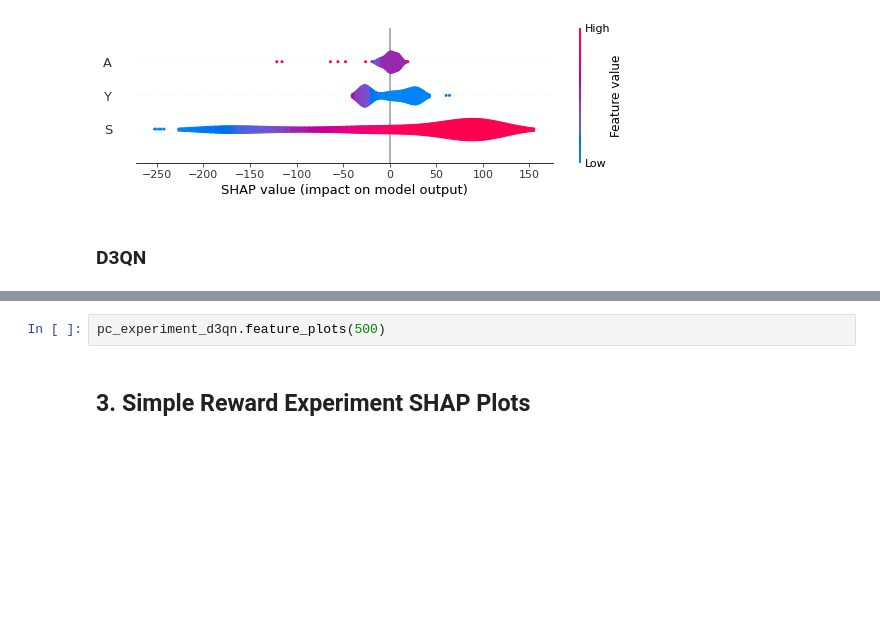
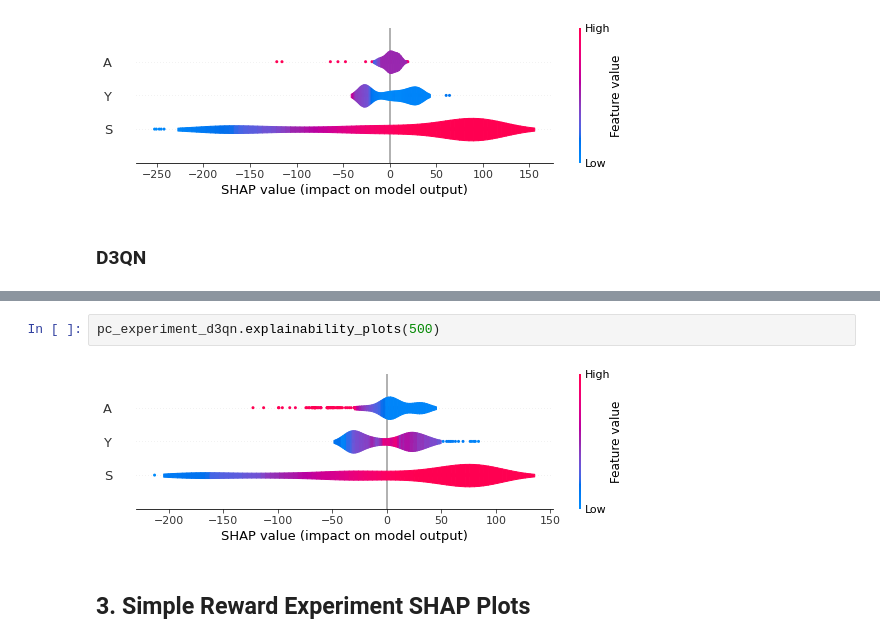
Before and after one commit to fionahtt/climate_rl_explainability, a Jupyter notebook: src/explainability.ipynb, the cells around one changed output, grey strips where cells are left out. Drawn from its saved outputs; the diff is of its cells as text; blank space fills up the shorter version.

```diff
--- a/src/explainability.ipynb
+++ b/src/explainability.ipynb
@@ -77,5 +81,7 @@ Episode: 25 || Reward: 9 || Final State  A_PB
 # %%
-pc_experiment_d3qn.feature_plots(500)
+pc_experiment_d3qn.explainability_plots(500)
+# %% [output]
+[figure, added]
 # %% [markdown]
 ## 3. Simple Reward Experiment SHAP Plots
 # %% [markdown]
```
Also changed, not shown: parts of 8 cells of this notebook, 2 other files.
